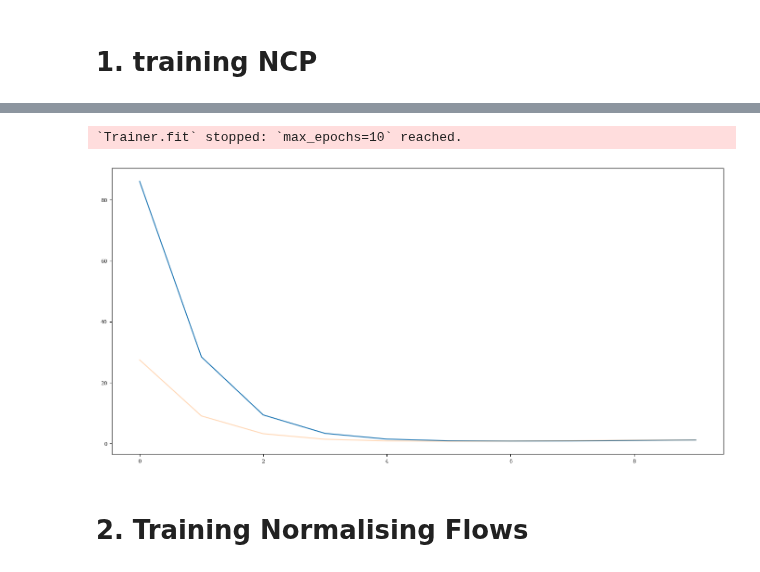
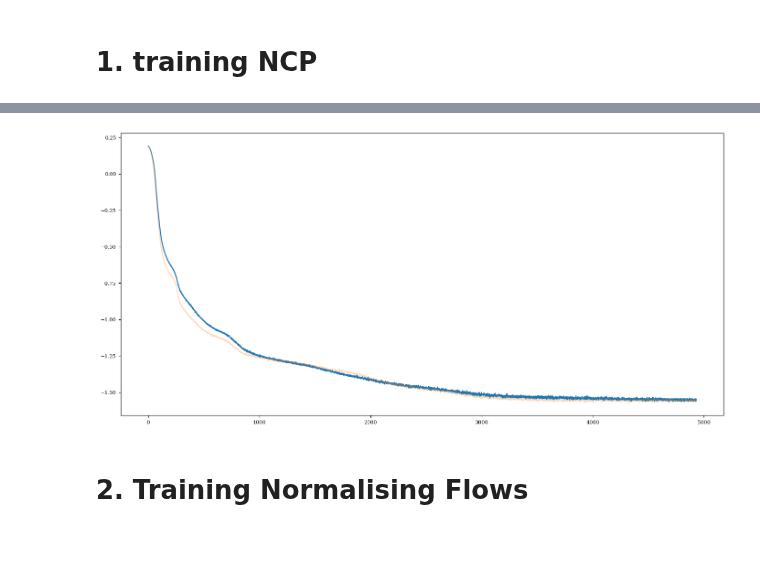
Before and after one commit to Danfoa/symm_rep_learn, a Jupyter notebook: NCP/examples/multimodal.ipynb, the cells around one changed output, grey strips where cells are left out. Drawn from its saved outputs; the diff is of its cells as text; code cells hidden in the pictures; blank space fills up the shorter version.

```diff
--- a/NCP/examples/multimodal.ipynb
+++ b/NCP/examples/multimodal.ipynb
@@ -71,15 +74,15 @@ L.seed_everything(0)
 
 lr = 1e-3
 gamma = 1e-2
-epochs = int(1e1)
-output_shape = 100
+epochs = int(1e5)
+output_shape = 10
 
 MLP_kwargs_U = {
     'input_shape': X_train.shape[-1],
     'output_shape': output_shape,
-    'n_hidden': 3,
-    'layer_size': 128,
-    'dropout': 0,
+    'n_hidden': 2,
+    'layer_size': [32, 32],
+    'dropout': 0.2,
     'iterative_whitening': False
 }
 
@@ -87,7 +90,7 @@ MLP_kwargs_V = {
     'input_shape': Y_train.shape[-1],
     'output_shape': output_shape,
     'n_hidden': 2,
-    'layer_size': 128,
+    'layer_size': [16, 32],
     'dropout': 0,
     'iterative_whitening': False
 }
@@ -119,7 +122,7 @@ NCP_module = NCPModule(
 )
 
 
-early_stop = EarlyStopping(monitor="val_loss", patience=100, mode="min")
+early_stop = EarlyStopping(monitor="val_loss", patience=1000, mode="min")
 checkpoint_callback = CustomModelCheckpoint(save_top_k=1, monitor="val_loss", mode="min")
 
 train_dl = FastTensorDataLoader(X_train_torch, Y_train_torch, batch_size=len(X_train_torch), shuffle=False)
@@ -158,5 +161,4 @@ HPU available: False, using: 0 HPUs
-`Trainer.fit` stopped: `max_epochs=10` reached.
-[figure, old version]
+[figure, new version]
 # %% [markdown]
 # 2. Training Normalising Flows
 # %%
```
Also changed, not shown: parts of 6 cells of this notebook, 3 other files.
